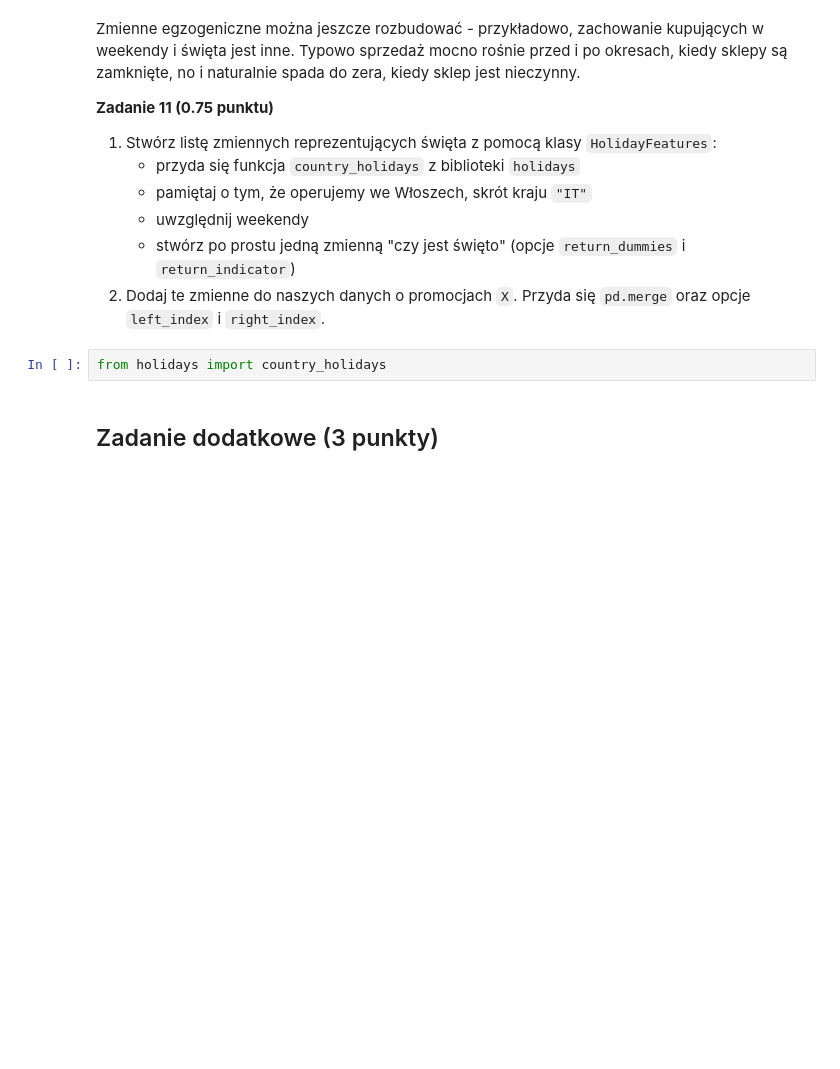
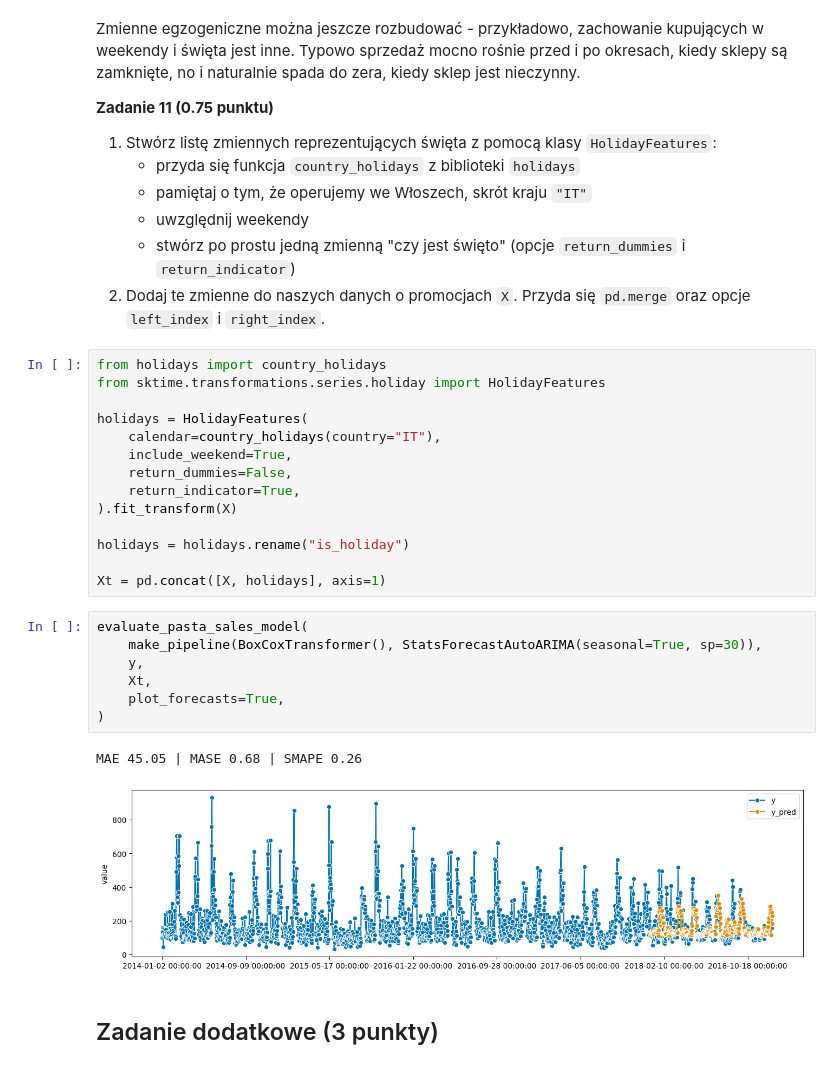
Before and after one commit to barhanc/machine-learning-fundamentals, a Jupyter notebook: lab7/notebook_empty.ipynb, the cells around one changed output. Cells and saved outputs as stored; diff of their text form; blank space fills up the shorter version.

```diff
--- a/lab7/notebook_empty.ipynb
+++ b/lab7/notebook_empty.ipynb
@@ -815,6 +815,28 @@ Zmienne egzogeniczne można jeszcze rozbudować - przykładowo, zachowanie kupuj
 2. Dodaj te zmienne do naszych danych o promocjach `X`. Przyda się `pd.merge` oraz opcje `left_index` i `right_index`.
 # %%
 from holidays import country_holidays
+from sktime.transformations.series.holiday import HolidayFeatures
+
+holidays = HolidayFeatures(
+    calendar=country_holidays(country="IT"),
+    include_weekend=True,
+    return_dummies=False,
+    return_indicator=True,
+).fit_transform(X)
+
+holidays = holidays.rename("is_holiday")
+
+Xt = pd.concat([X, holidays], axis=1)
+# %%
+evaluate_pasta_sales_model(
+    make_pipeline(BoxCoxTransformer(), StatsForecastAutoARIMA(seasonal=True, sp=30)),
+    y,
+    Xt,
+    plot_forecasts=True,
+)
+# %% [output]
+MAE 45.05 | MASE 0.68 | SMAPE 0.26
+[figure, added]
 # %% [markdown]
 ## Zadanie dodatkowe (3 punkty)
 # %% [markdown]
```
